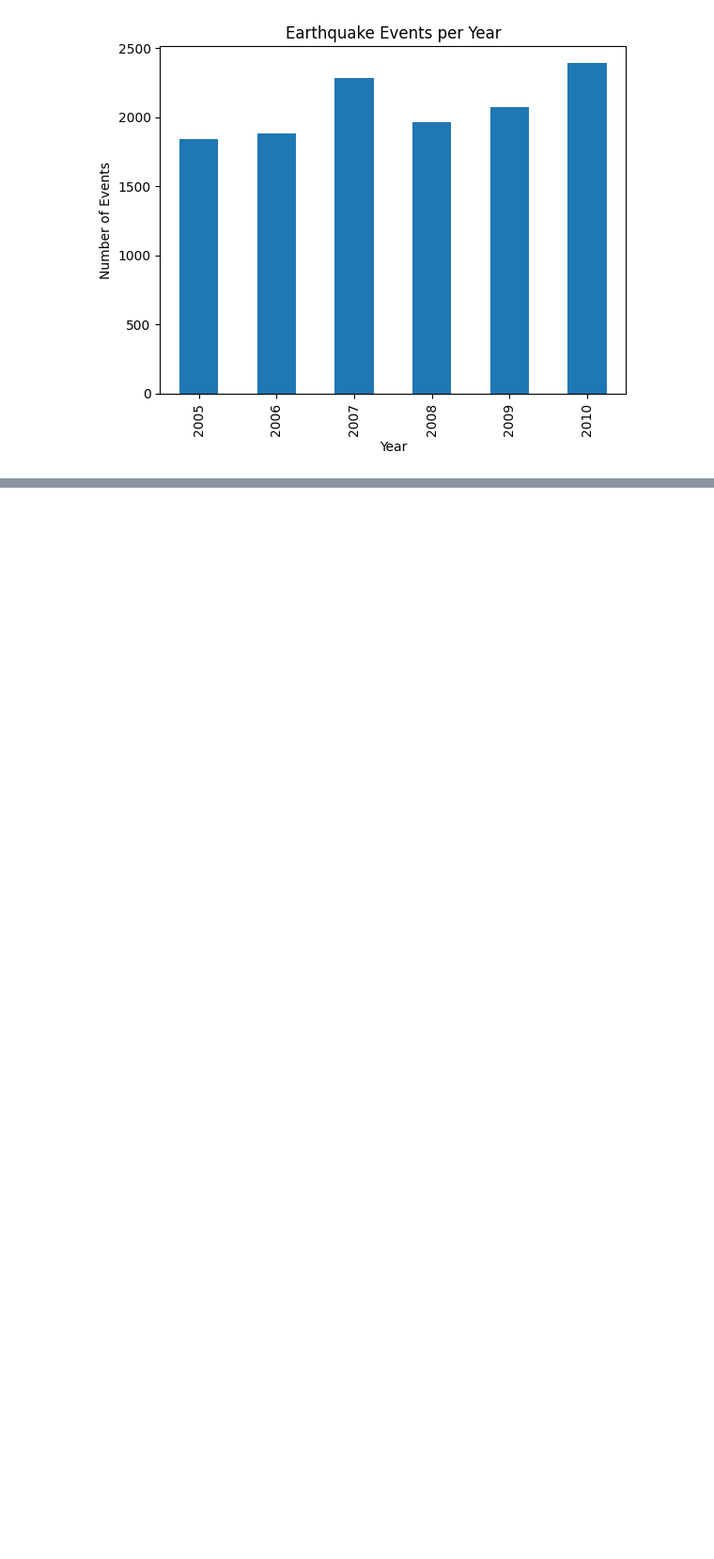
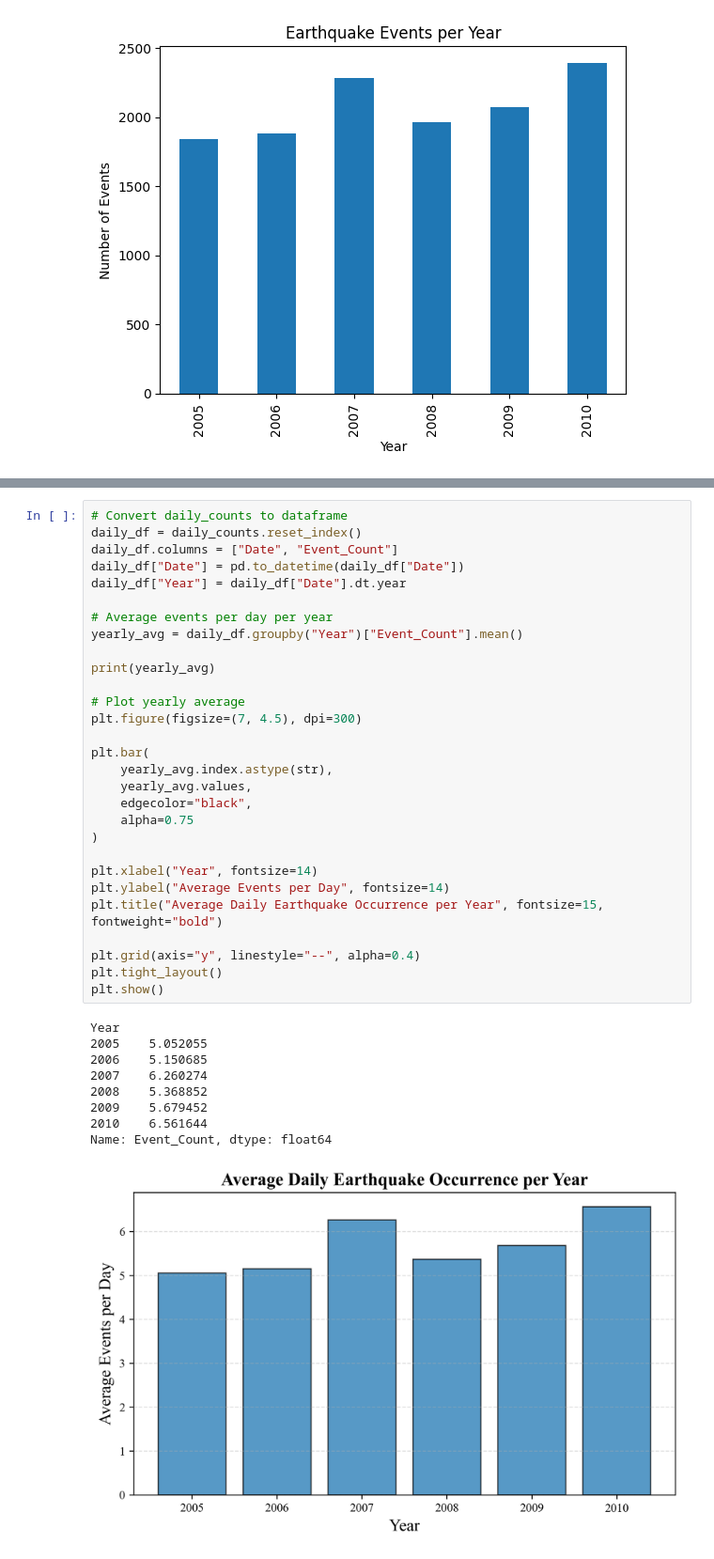
Before and after one commit to Meghababu99/Demeter-Anomaly-Detection-Framework, a Jupyter notebook: Final-Code/EQ_statistics.ipynb, the cells around one changed output, grey strips where cells are left out. Shown at 94% size. Saved outputs shown, nothing was run; the diff lists cells and outputs as text; blank space fills up the shorter version.

```diff
--- a/Final-Code/EQ_statistics.ipynb
+++ b/Final-Code/EQ_statistics.ipynb
@@ -39,0 +138,39 @@ plt.show()
+# %%
+# Convert daily_counts to dataframe
+daily_df = daily_counts.reset_index()
+daily_df.columns = ["Date", "Event_Count"]
+daily_df["Date"] = pd.to_datetime(daily_df["Date"])
+daily_df["Year"] = daily_df["Date"].dt.year
+
+# Average events per day per year
+yearly_avg = daily_df.groupby("Year")["Event_Count"].mean()
+
+print(yearly_avg)
+
+# Plot yearly average
+plt.figure(figsize=(7, 4.5), dpi=300)
+
+plt.bar(
+    yearly_avg.index.astype(str),
+    yearly_avg.values,
+    edgecolor="black",
+    alpha=0.75
+)
+
+plt.xlabel("Year", fontsize=14)
+plt.ylabel("Average Events per Day", fontsize=14)
+plt.title("Average Daily Earthquake Occurrence per Year", fontsize=15, fontweight="bold")
+
+plt.grid(axis="y", linestyle="--", alpha=0.4)
+plt.tight_layout()
+plt.show()
+# %% [output]
+Year
+2005    5.052055
+2006    5.150685
+2007    6.260274
+2008    5.368852
+2009    5.679452
+2010    6.561644
+Name: Event_Count, dtype: float64
+[figure, added]
```
Also changed, not shown: parts of 6 cells of this notebook, 9 other files.
